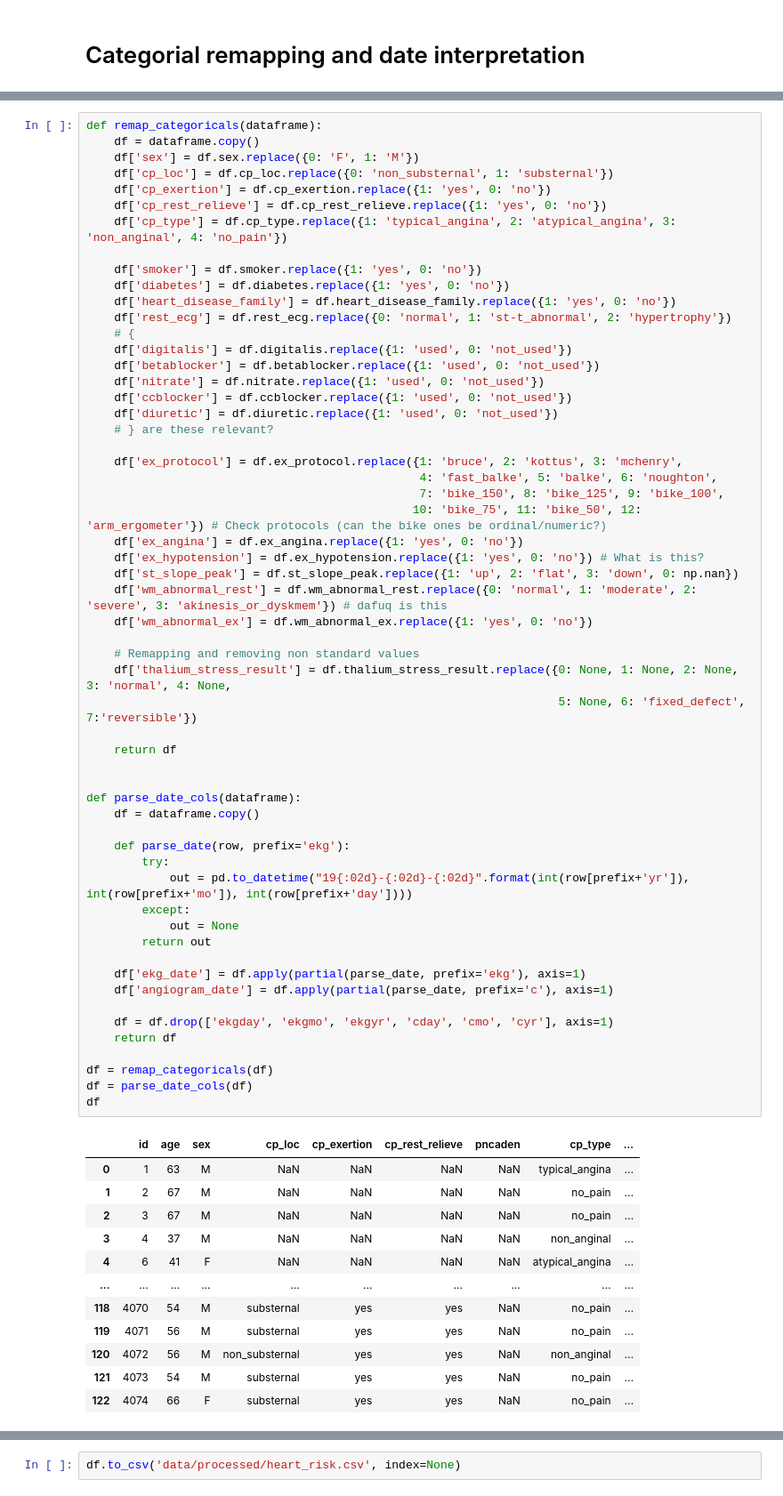
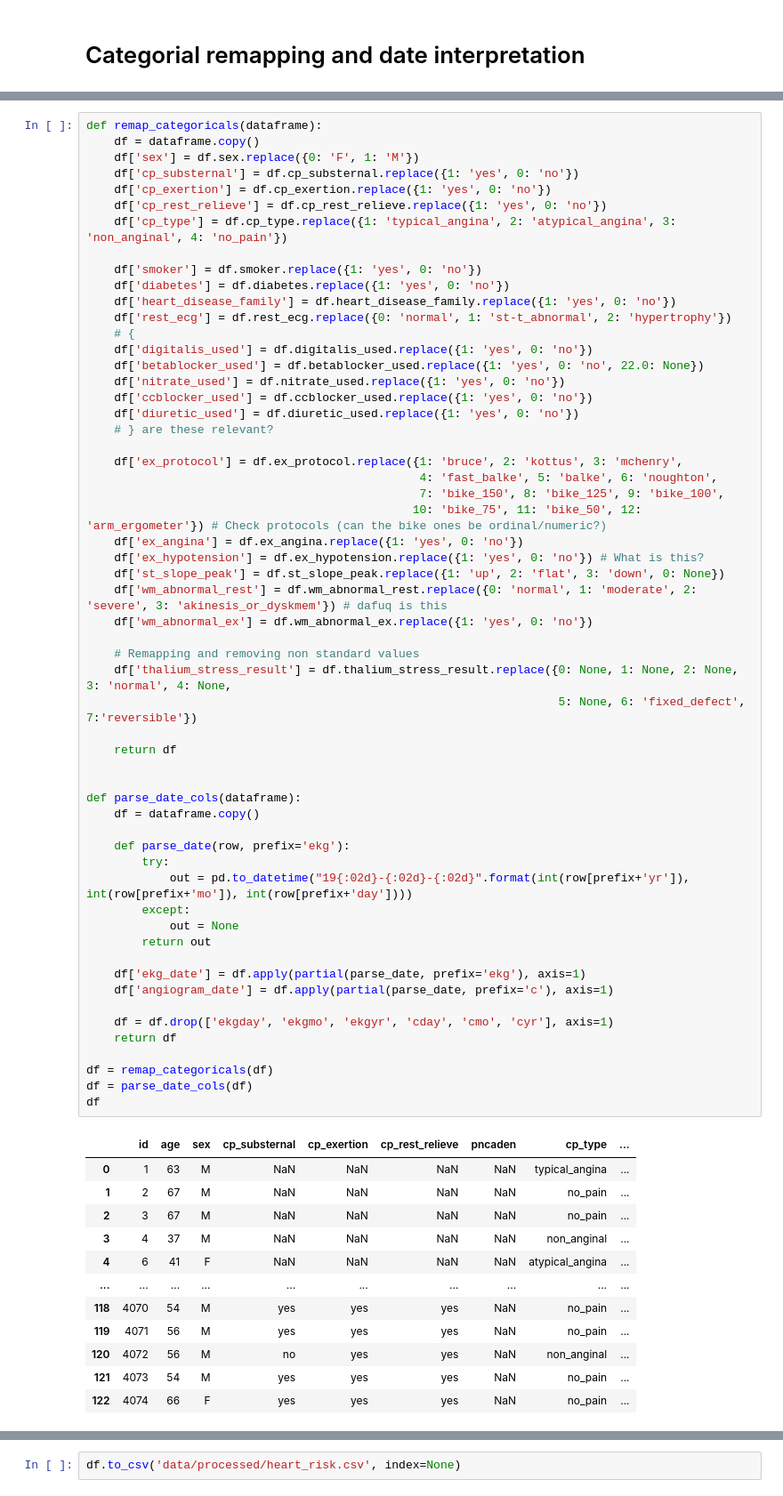
Before and after one commit to guischmitd/heart_attack_analysis, a Jupyter notebook: process_raw_data.ipynb, the cells around one changed output, grey strips where cells are left out. Shown at 89% size. Saved outputs shown, nothing was run; the diff lists cells and outputs as text.

```diff
--- a/process_raw_data.ipynb
+++ b/process_raw_data.ipynb
@@ -159,7 +146,7 @@ df.ex
 def remap_categoricals(dataframe):
     df = dataframe.copy()
     df['sex'] = df.sex.replace({0: 'F', 1: 'M'})
-    df['cp_loc'] = df.cp_loc.replace({0: 'non_substernal', 1: 'substernal'})
+    df['cp_substernal'] = df.cp_substernal.replace({1: 'yes', 0: 'no'})
     df['cp_exertion'] = df.cp_exertion.replace({1: 'yes', 0: 'no'})
     df['cp_rest_relieve'] = df.cp_rest_relieve.replace({1: 'yes', 0: 'no'})
     df['cp_type'] = df.cp_type.replace({1: 'typical_angina', 2: 'atypical_angina', 3: 'non_anginal', 4: 'no_pain'})
@@ -169,11 +156,11 @@ def remap_categoricals(dataframe):
     df['heart_disease_family'] = df.heart_disease_family.replace({1: 'yes', 0: 'no'})
     df['rest_ecg'] = df.rest_ecg.replace({0: 'normal', 1: 'st-t_abnormal', 2: 'hypertrophy'})
     # {
-    df['digitalis'] = df.digitalis.replace({1: 'used', 0: 'not_used'})
-    df['betablocker'] = df.betablocker.replace({1: 'used', 0: 'not_used'})
-    df['nitrate'] = df.nitrate.replace({1: 'used', 0: 'not_used'})
-    df['ccblocker'] = df.ccblocker.replace({1: 'used', 0: 'not_used'})
-    df['diuretic'] = df.diuretic.replace({1: 'used', 0: 'not_used'})
+    df['digitalis_used'] = df.digitalis_used.replace({1: 'yes', 0: 'no'})
+    df['betablocker_used'] = df.betablocker_used.replace({1: 'yes', 0: 'no', 22.0: None})
+    df['nitrate_used'] = df.nitrate_used.replace({1: 'yes', 0: 'no'})
+    df['ccblocker_used'] = df.ccblocker_used.replace({1: 'yes', 0: 'no'})
+    df['diuretic_used'] = df.diuretic_used.replace({1: 'yes', 0: 'no'})
     # } are these relevant?
 
     df['ex_protocol'] = df.ex_protocol.replace({1: 'bruce', 2: 'kottus', 3: 'mchenry',
@@ -182,49 +169,49 @@ def remap_categoricals(dataframe):
                                                10: 'bike_75', 11: 'bike_50', 12: 'arm_ergometer'}) # Check protocols (can the bike ones be ordinal/numeric?)
     df['ex_angina'] = df.ex_angina.replace({1: 'yes', 0: 'no'})
     df['ex_hypotension'] = df.ex_hypotension.replace({1: 'yes', 0: 'no'}) # What is this?
-    df['st_slope_peak'] = df.st_slope_peak.replace({1: 'up', 2: 'flat', 3: 'down', 0: np.nan})
+    df['st_slope_peak'] = df.st_slope_peak.replace({1: 'up', 2: 'flat', 3: 'down', 0: None})
     df['wm_abnormal_rest'] = df.wm_abnormal_rest.replace({0: 'normal', 1: 'moderate', 2: 'severe', 3: 'akinesis_or_dyskmem'}) # dafuq is this
     df['wm_abnormal_ex'] = df.wm_abnormal_ex.replace({1: 'yes', 0: 'no'})
 
     # Remapping and removing non standard values
     df['thalium_stress_result'] = df.thalium_stress_result.replace({0: None, 1: None, 2: None, 3: 'normal', 4: None,
                                                                     5: None, 6: 'fixed_defect', 7:'reversible'})
 
     return df
 
 
 def parse_date_cols(dataframe):
     df = dataframe.copy()
 
     def parse_date(row, prefix='ekg'):
         try:
             out = pd.to_datetime("19{:02d}-{:02d}-{:02d}".format(int(row[prefix+'yr']), int(row[prefix+'mo']), int(row[prefix+'day'])))
         except:
             out = None
         return out
 
     df['ekg_date'] = df.apply(partial(parse_date, prefix='ekg'), axis=1)
     df['angiogram_date'] = df.apply(partial(parse_date, prefix='c'), axis=1)
 
     df = df.drop(['ekgday', 'ekgmo', 'ekgyr', 'cday', 'cmo', 'cyr'], axis=1)
     return df
 
 df = remap_categoricals(df)
 df = parse_date_cols(df)
 df
 # %% [output]
-|  | id | age | sex | cp_loc | cp_exertion | cp_rest_relieve | pncaden | cp_type | ... |
+|  | id | age | sex | cp_substernal | cp_exertion | cp_rest_relieve | pncaden | cp_type | ... |
 | 0 | 1 | 63 | M | NaN | NaN | NaN | NaN | typical_angina | ... |
 | 1 | 2 | 67 | M | NaN | NaN | NaN | NaN | no_pain | ... |
 | 2 | 3 | 67 | M | NaN | NaN | NaN | NaN | no_pain | ... |
 | 3 | 4 | 37 | M | NaN | NaN | NaN | NaN | non_anginal | ... |
 | 4 | 6 | 41 | F | NaN | NaN | NaN | NaN | atypical_angina | ... |
 | ... | ... | ... | ... | ... | ... | ... | ... | ... | ... |
-| 118 | 4070 | 54 | M | substernal | yes | yes | NaN | no_pain | ... |
-| 119 | 4071 | 56 | M | substernal | yes | yes | NaN | no_pain | ... |
-| 120 | 4072 | 56 | M | non_substernal | yes | yes | NaN | non_anginal | ... |
-| 121 | 4073 | 54 | M | substernal | yes | yes | NaN | no_pain | ... |
-| 122 | 4074 | 66 | F | substernal | yes | yes | NaN | no_pain | ... |
+| 118 | 4070 | 54 | M | yes | yes | yes | NaN | no_pain | ... |
+| 119 | 4071 | 56 | M | yes | yes | yes | NaN | no_pain | ... |
+| 120 | 4072 | 56 | M | no | yes | yes | NaN | non_anginal | ... |
+| 121 | 4073 | 54 | M | yes | yes | yes | NaN | no_pain | ... |
+| 122 | 4074 | 66 | F | yes | yes | yes | NaN | no_pain | ... |
 899 rows × 47 columns
 # %%
 df.columns
```
Also changed, not shown: parts of 6 cells of this notebook, 6 other files.
